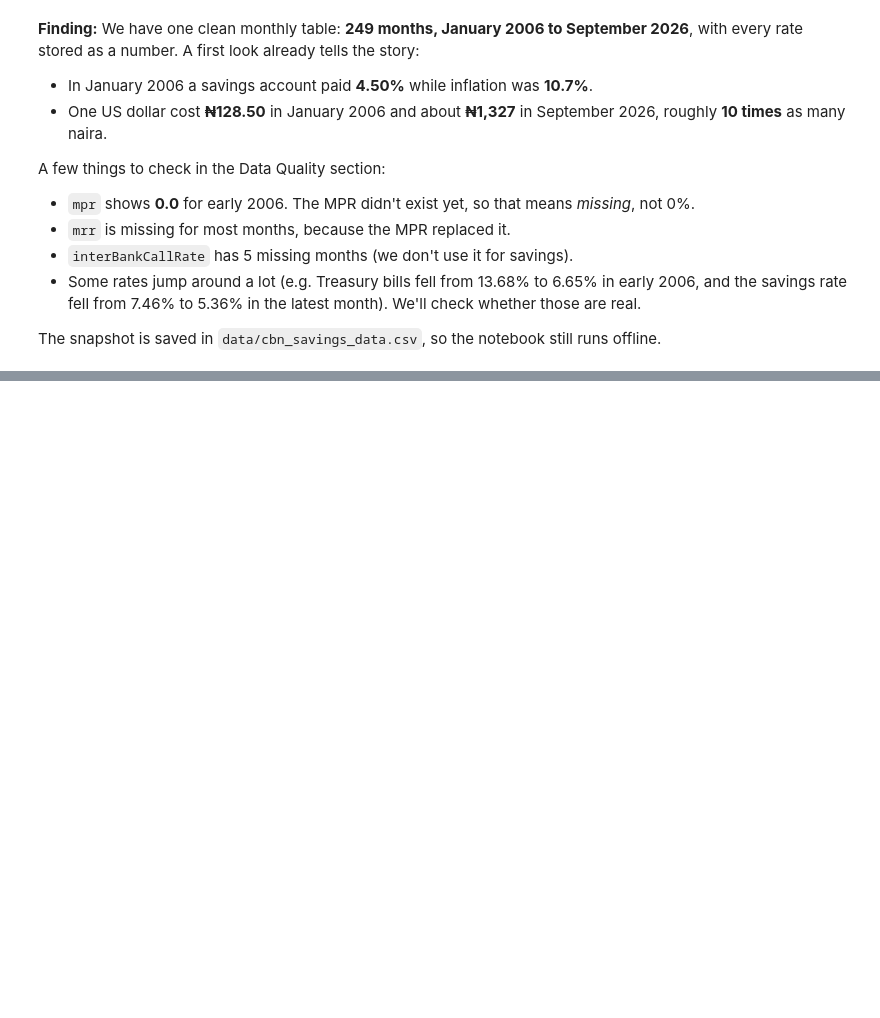
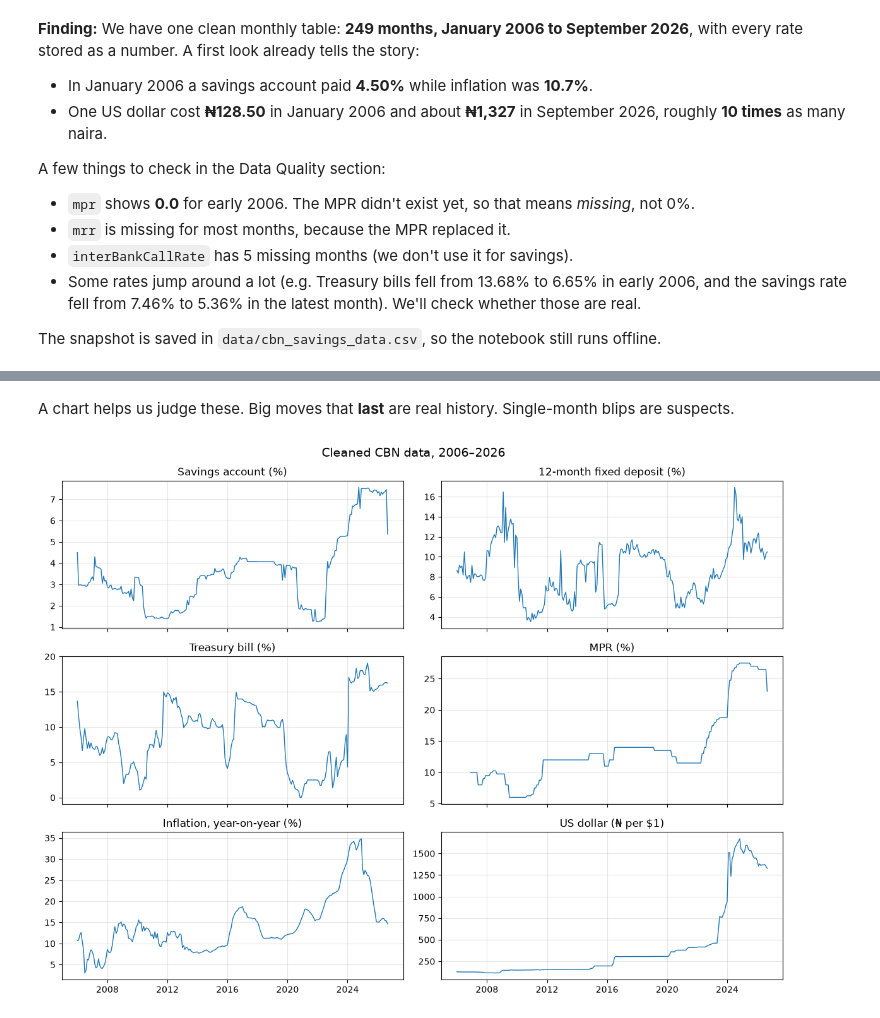
Before and after one commit to Freedom15dev/nigeria-savings-vs-inflation, a Jupyter notebook: savings_vs_inflation.ipynb, the cells around one changed output, grey strips where cells are left out. Cells and saved outputs as stored; diff of their text form; code cells hidden in the pictures; blank space fills up the shorter version.

Commit message:
Phase 3: data quality checks, fix fake zeros, replace Jan-Nov 2025 inflation with NBS figures
Co-Authored-By: Claude Opus 5.5 <noreply@anthropic.com>

```diff
--- a/savings_vs_inflation.ipynb
+++ b/savings_vs_inflation.ipynb
@@ -208,0 +296,8 @@ The snapshot is saved in `data/cbn_savings_data.csv`, so the notebook still runs
+# %%
+tbill_zero = clean["treasuryBill"] == 0
+print("Zero months:", clean.loc[tbill_zero, "month"].dt.strftime("%Y-%m").tolist())
+
+clean.loc[tbill_zero, "treasuryBill"] = float("nan")
+clean["treasuryBill"] = clean["treasuryBill"].ffill()
+
+clean.loc[(clean["month"] >= "2017-11-01") & (clean["month"] <= "2018-01-01"), ["month", "treasuryBill"]]
@@ -208,0 +316,3 @@ The snapshot is saved in `data/cbn_savings_data.csv`, so the notebook still runs
+# %%
+clean.loc[clean["interBankCallRate"] == 0, "interBankCallRate"] = float("nan")
+print("Interbank months missing:", clean["interBankCallRate"].isna().sum())
@@ -208,0 +331,18 @@ The snapshot is saved in `data/cbn_savings_data.csv`, so the notebook still runs
+# %%
+def find_spikes(series, threshold=3):
+    """Flag months more than `threshold` points away from the average of their two neighbours."""
+    neighbours_avg = (series.shift(1) + series.shift(-1)) / 2
+    gap = series - neighbours_avg
+    return gap[gap.abs() > threshold]
+
+
+KEY_COLUMNS = ["savingsDeposit", "twelveMonthsDeposit", "treasuryBill", "mpr", "inflation"]
+by_month = clean.set_index("month")
+
+spikes = []
+for col in KEY_COLUMNS:
+    for month, gap in find_spikes(by_month[col]).items():
+        spikes.append({"column": col, "month": month.strftime("%Y-%m"),
+                       "value": by_month.loc[month, col], "gap": round(gap, 2)})
+
+pd.DataFrame(spikes)
@@ -208,0 +361,19 @@ The snapshot is saved in `data/cbn_savings_data.csv`, so the notebook still runs
+# %% [markdown]
+A chart helps us judge these. Big moves that **last** are real history. Single-month
+blips are suspects.
+# %%
+fig, axes = plt.subplots(3, 2, figsize=(12, 9), sharex=True)
+chart_columns = KEY_COLUMNS + ["usd_ngn"]
+titles = ["Savings account (%)", "12-month fixed deposit (%)", "Treasury bill (%)",
+          "MPR (%)", "Inflation, year-on-year (%)", "US dollar (₦ per $1)"]
+
+for ax, col, title in zip(axes.flat, chart_columns, titles):
+    ax.plot(clean["month"], clean[col], linewidth=1)
+    ax.set_title(title)
+    ax.grid(alpha=0.3)
+
+fig.suptitle("Cleaned CBN data, 2006–2026", fontsize=14)
+fig.tight_layout()
+plt.show()
+# %% [output]
+[figure, added]
```
Also changed, not shown: parts of 21 cells of this notebook.
